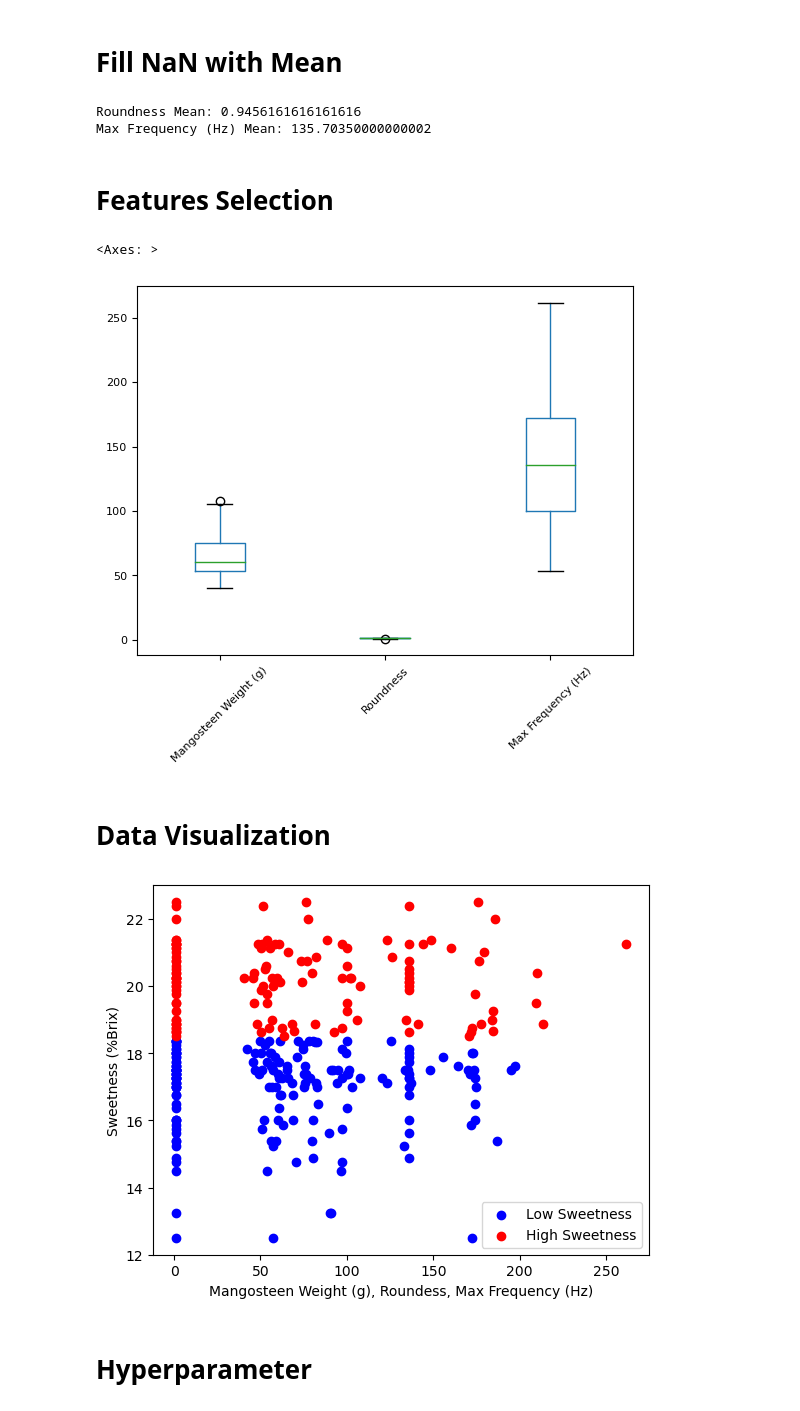
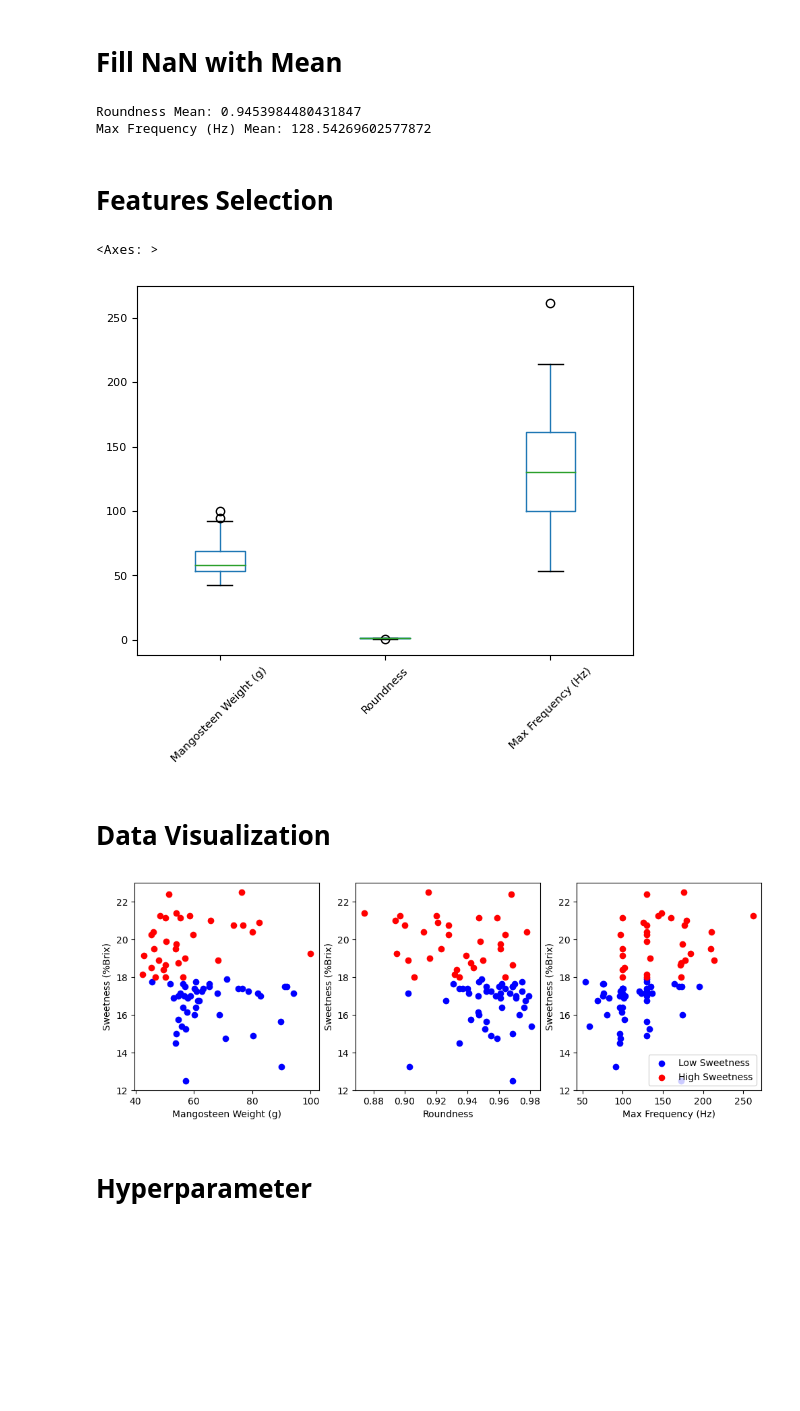
Before and after one commit to sippathamm/Mangosteen, a Jupyter notebook: ML.ipynb, the cells around one changed output. Saved outputs shown, nothing was run; the diff lists cells and outputs as text; code cells hidden in the pictures; blank space fills up the shorter version.

```diff
--- a/ML.ipynb
+++ b/ML.ipynb
@@ -21,11 +22,21 @@ import numpy as np
 # %% [markdown]
 # Read Dataset
 # %%
-df = pd.read_excel('Dataset/Dataset.xlsx')
+dataset = 'GoodDataset-1.csv'
+
+if dataset == 'Dataset.xlsx':
+    num = 0
+    df = pd.read_excel(f'Dataset/{dataset}')
+else:
+    file = dataset.split('-')[0]
+    num = dataset.split('-')[1].split('.')[0]
+    df = pd.read_csv(f'Dataset/{dataset}')
 
 # with pd.option_context('display.max_rows', 6): display(df)
 
 display(df)
+
+print(df.shape)
 
 class_count = df['Class'].value_counts()
 print(class_count)
@@ -64,8 +76,8 @@ print(f'Max Frequency (Hz) Mean: {max_frequency_mean}')
 df['Roundness'].fillna(roundness_mean, inplace=True)
 df['Max Frequency (Hz)'].fillna(max_frequency_mean, inplace=True)
 # %% [output]
-Roundness Mean: 0.9456161616161616
-Max Frequency (Hz) Mean: 135.70350000000002
+Roundness Mean: 0.9453984480431847
+Max Frequency (Hz) Mean: 128.54269602577872
 # %% [markdown]
 # Features Selection
 # %%
@@ -76,29 +88,28 @@ y = df['Class']
 display(df.boxplot(column=feature, grid=False, rot=45, fontsize=8))
 # %% [output]
 <Axes: >
-[figure, old version]
+[figure, new version]
 # %% [markdown]
 # Data Visualization
 # %%
 class_0 = df[y == 0]
 class_1 = df[y == 1]
 
-plt.xlabel('Mangosteen Weight (g), Roundess, Max Frequency (Hz)')
-plt.ylabel('Sweetness (%Brix)')
+label = ['Mangosteen Weight (g)', 'Roundness', 'Max Frequency (Hz)']
 
-plt.scatter(class_0['Mangosteen Weight (g)'], class_0['Sweetness (%Brix)'], color='b', label='Low Sweetness')
-plt.scatter(class_1['Mangosteen Weight (g)'], class_1['Sweetness (%Brix)'], color='r', label='High Sweetness')
+figure, axis = plt.subplots(ncols=3, figsize=(12, 4))
 
-plt.scatter(class_0['Roundness'], class_0['Sweetness (%Brix)'], color='b')
-plt.scatter(class_1['Roundness'], class_1['Sweetness (%Brix)'], color='r')
+for i, each in enumerate(label):
+    axis[i].set_xlabel(each)
+    axis[i].set_ylabel('Sweetness (%Brix)')
 
-plt.scatter(class_0['Max Frequency (Hz)'], class_0['Sweetness (%Brix)'], color='b')
-plt.scatter(class_1['Max Frequency (Hz)'], class_1['Sweetness (%Brix)'], color='r')
+    axis[i].scatter(class_0[each], class_0['Sweetness (%Brix)'], color='b', label='Low Sweetness')
+    axis[i].scatter(class_1[each], class_1['Sweetness (%Brix)'], color='r', label='High Sweetness')
 
 plt.legend(loc='best')
 plt.show()
 # %% [output]
-[figure, old version]
+[figure, new version]
 # %% [markdown]
 # Hyperparameter
 # %%
```
Also changed, not shown: parts of 33 cells of this notebook, 16 other files.
